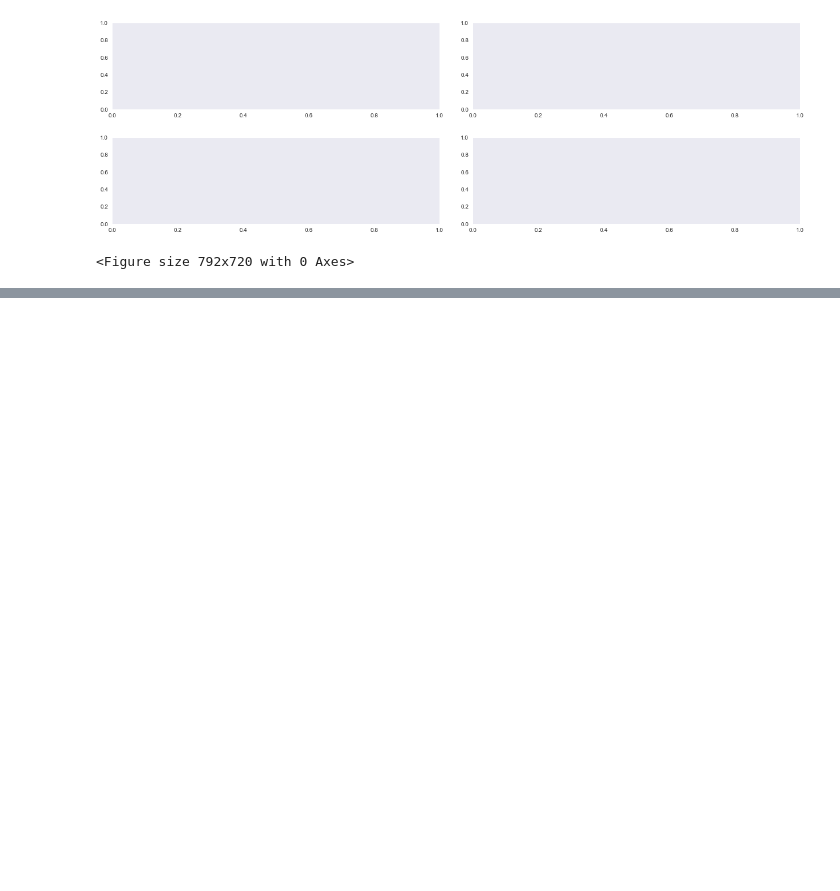
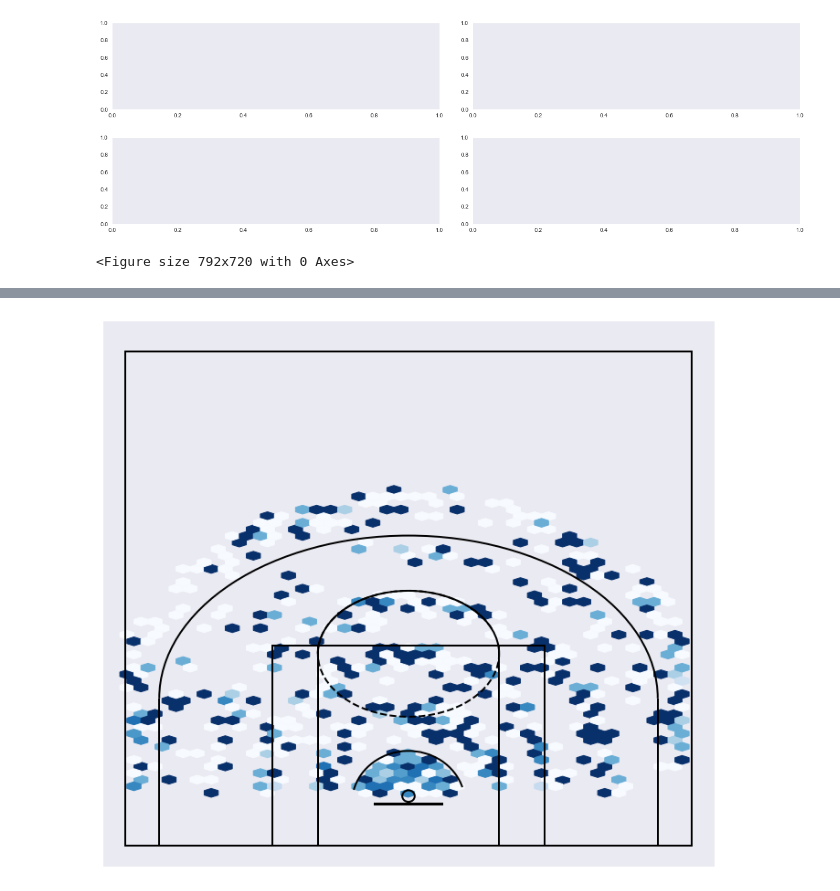
Before and after one commit to 3kleo/NBA-Shooting-Data, a Jupyter notebook: NBA_shooting_data.ipynb, the cells around one changed output, grey strips where cells are left out. Saved outputs shown, nothing was run; the diff lists cells and outputs as text; code cells hidden in the pictures; blank space fills up the shorter version.

```diff
--- a/NBA_shooting_data.ipynb
+++ b/NBA_shooting_data.ipynb
@@ -515,0 +521,13 @@ for player in df['SHOOTER'].unique():
+# %%
+plt.figure(figsize=(12,11))
+sns.set_style('dark')
+plt.hexbin(x=df['X'], y=df['Y'], gridsize=40,cmap='Blues', C=df['SCORE'].replace({'MADE': 1, 'MISSED': 0}))
+draw_court(outer_lines=True)
+plt.xlim(-27,27)
+plt.ylim(-2,50)
+plt.xlabel(None)
+plt.ylabel(None)
+plt.tick_params(axis='both', which='both', labelleft=False, labelbottom=False)
+plt.show()
+# %% [output]
+[figure, added]
```
Also changed, not shown: parts of 9 cells of this notebook.
